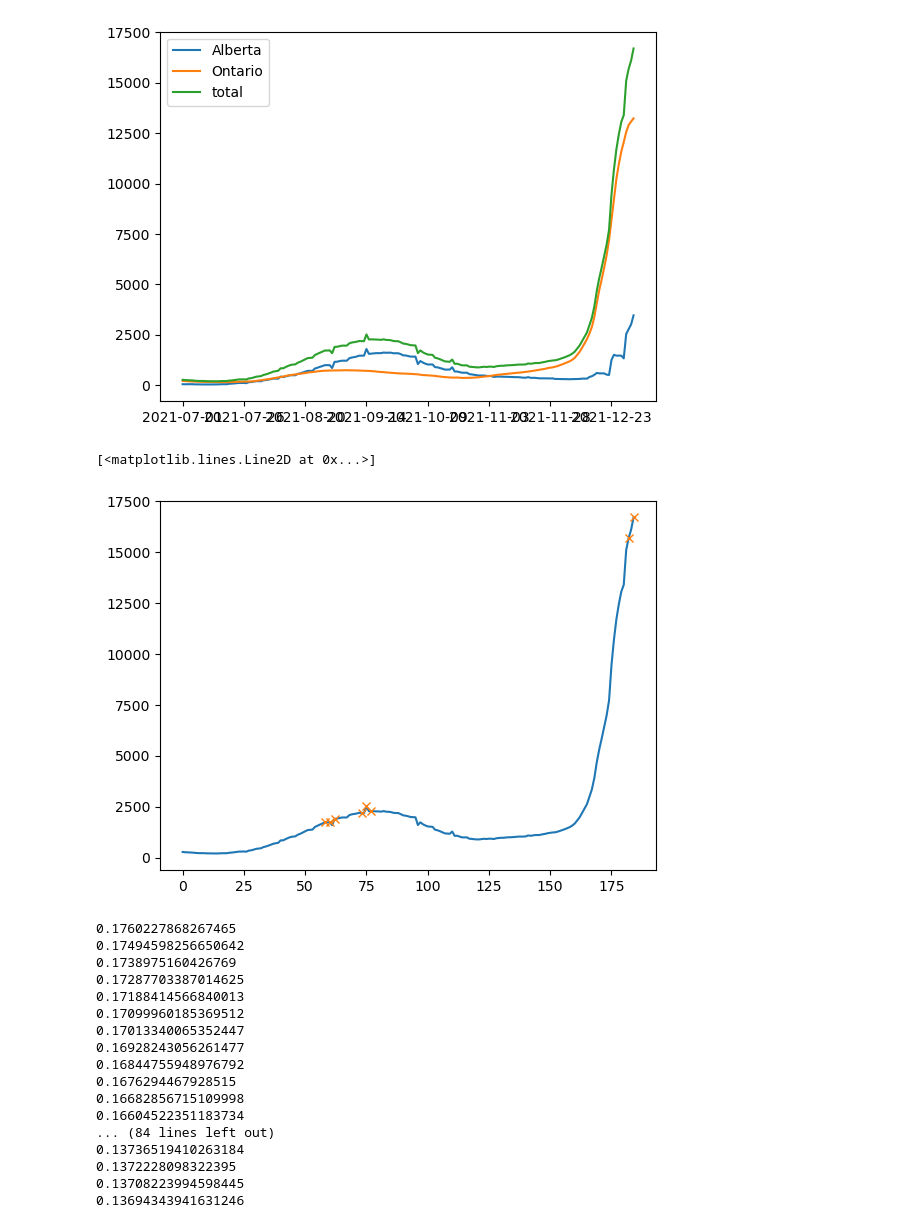
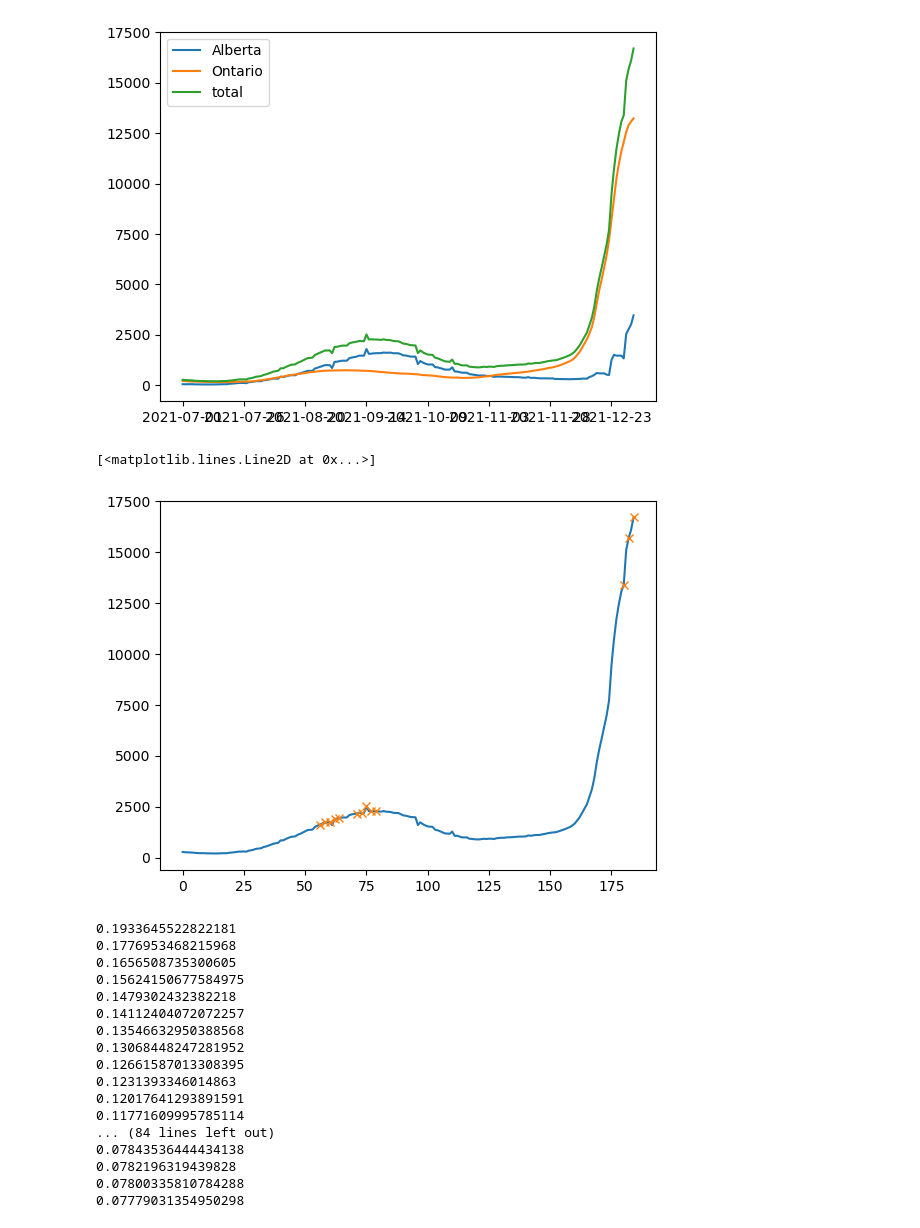
Before and after one commit to waqasbinhamed/numf, a Jupyter notebook: notebooks/Isolated province and variants test.ipynb, the cells around one changed output. Drawn from its saved outputs; the diff is of its cells as text; code cells hidden in the pictures.

```diff
--- a/notebooks/Isolated province and variants test.ipynb
+++ b/notebooks/Isolated province and variants test.ipynb
@@ -91,7 +94,7 @@ plt.legend(['W(1)*H(1)', 'W(2)*H(2)', 'Alpha', 'Delta'])
 # %% [markdown]
 ## Regional Test
 # %%
-df2 = pd.read_csv('data/canada_regional_14d_avg.csv', index_col=0)
+df2 = pd.read_csv(f'{DATA_DIR_PATH}/canada_regional_14d_avg.csv', index_col=0)
 df2
 # %% [output]
 |  | Alberta | British Columbia | Manitoba | New Brunswick | Newfoundland and Labrador | Northwest Territories | ... |
@@ -211,36 +212,34 @@ r = 2
 # %%
 m, n = M.shape
 peaks, _ = find_peaks(x=M.reshape(m, ), prominence=1, width=3)
 peaks = np.append(peaks, [m-1])
-pvals = get_neighbors(peaks, m, nrad=2)
+pvals = get_neighbors(peaks, m, nrad=4)
 plt.plot(M)
 plt.plot(pvals, M[pvals], 'x')
 # %% [output]
 [<matplotlib.lines.Line2D at 0x...>]
-[figure, old version]
+[figure, new version]
 # %%
-# W0 = np.random.rand(m, r)
-# H0 = np.random.rand(r, n)
-
+W0, H0 = initialize_matrices(m, n, r)
 W, H, plocs = numf(M, W0, H0, pvals=pvals, l2=0.2, iters=500)
 # %% [output]
-0.1760227868267465
-0.17494598256650642
-0.1738975160426769
-0.17287703387014625
-0.17188414566840013
-0.17099960185369512
-0.17013340065352447
-0.16928243056261477
-0.16844755948976792
-0.1676294467928515
-0.16682856715109998
-0.16604522351183734
+0.1933645522822181
+0.1776953468215968
+0.1656508735300605
+0.15624150677584975
+0.1479302432382218
+0.14112404072072257
+0.13546632950388568
+0.13068448247281952
+0.12661587013308395
+0.1231393346014863
+0.12017641293891591
+0.11771609995785114
 ... (84 lines left out)
-0.13736519410263184
-0.1372228098322395
-0.13708223994598445
-0.13694343941631246
+0.07843536444434138
+0.0782196319439828
+0.07800335810784288
+0.07779031354950298
 # %%
 for i in range(r):
     plt.plot(W[:, i] * H[i, :])
```
Also changed, not shown: parts of 10 cells of this notebook, 1 other file.
